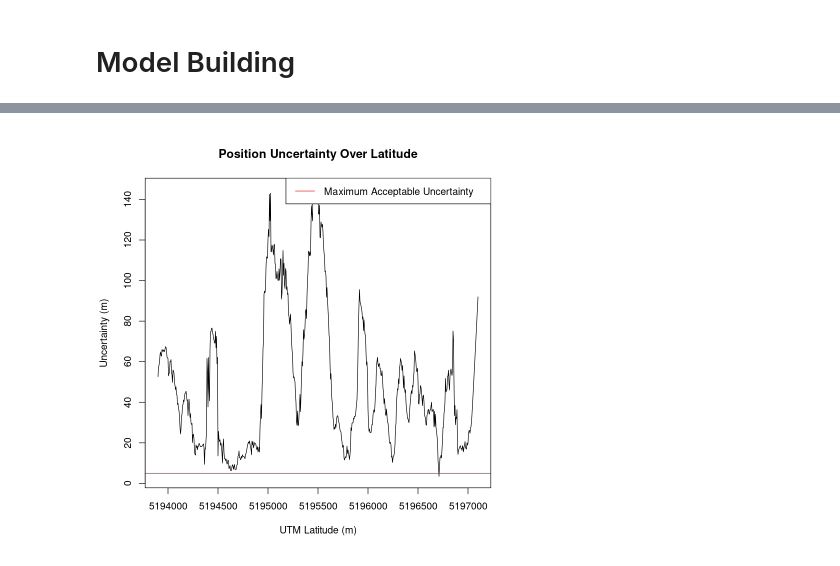
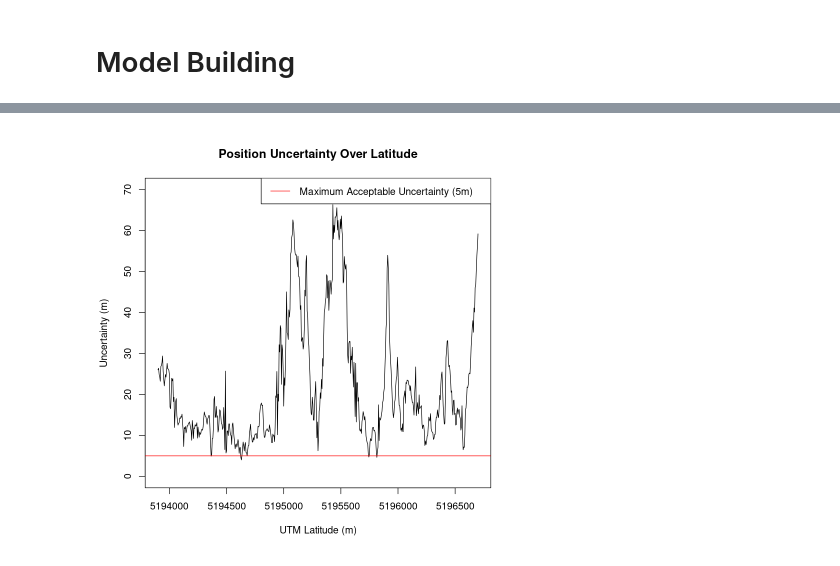
Before and after one commit to huberf/stat3105-proj2, a Jupyter notebook: bomb_plan.ipynb, the cells around one changed output, grey strips where cells are left out. Cells and saved outputs as stored; diff of their text form; code cells hidden in the pictures.

```diff
--- a/bomb_plan.ipynb
+++ b/bomb_plan.ipynb
@@ -34,6 +40,6 @@ coords <- map(gps_raw, function (data) {t(simplify2array(data$features$geometry$
 # %%
 days_dfs <- map(names(gps_raw), function(name) {
-    data.frame(time =strptime(gps_raw[[name]]$features$properties$time,format = "%Y-%m-%dT%H:%M:%S"),
+    data.frame(time =strptime(gps_raw[[name]]$features$properties$time,format = "%Y-%m-%dT%H:%M:%S", tz="UTC"),
                longitude = coords[[name]][,1],
                latitude = coords[[name]][,2])
 })
@@ -426,0 +651,14 @@ plot(paired[, 1], paired[, 2], col=cols[col_cats])
+# %%
+valid_days <- c(1:8,11)
+performances <- c()
+for (day in valid_days) {
+    cat("Test", day, "\n")
+    train_days <- valid_days[-which(valid_days == day)]
+    print(train_days)
+    result <- test_model(reduced_df[reduced_df$day == day, ],
+               reduced_df[reduced_df$day %in% train_days, ])
+    performances <- c(performances, day, result)
+}
+perf <- matrix(performances, ncol=3, byrow=TRUE)
+colnames(perf) <- c("Test Day", "Distance Error (m)", "Time Error (s)")
+perf
@@ -428,10 +695,13 @@ plot(paired[, 1], paired[, 2], col=cols[col_cats])
 # METHOD: GO ALONG LATITUDE AND PLOT UNCERTAINTY
 days <- c(1:8,11)
 # now get train data slice
-lats <- seq(5193900, 5197100, by=5)
+lats <- seq(5193900, 5196700, by=5)
 train_data <- reduced_df[reduced_df$elapsed < 4000, ]
+# only keep bombable points
+train_data <- train_data[train_data$bombable == TRUE, ]
 train_data <- train_data[reduced_df$day != 9, ]
 train_data <- train_data[reduced_df$day != 10, ]
+DAYS <- 11
 # now cache certain views
 cache_longitudes <- list()
 cache_elapsed <- list()
@@ -443,10 +713,10 @@ for (day in days) {
 all_uncertainties <- unlist(map(1:length(lats), function(idx) {
     lat <- lats[idx]
     dists <- abs(train_data$lat_m - lat)
-    day_idxes <- rep(NA, 11)
-    latitude_diff <- rep(NA, 11)
-    longitudes <- rep(NA, 11)
-    elapsed <- rep(NA, 11)
+    day_idxes <- rep(NA, DAYS)
+    latitude_diff <- rep(NA, DAYS)
+    longitudes <- rep(NA, DAYS)
+    elapsed <- rep(NA, DAYS)
     for (day in days) {
         day_idxes[day] <- which.min(dists[train_data$day == day])
         latitude_diff[day] <- dists[train_data$day == day][day_idxes[day]]
@@ -457,30 +727,77 @@ all_uncertainties <- unlist(map(1:length(lats), function(idx) {
     # Predict best longitudes and get their location uncertainty
     mean_long <- mean(longitudes, na.rm=TRUE)
     # go through every possible pairing and get the two with minimum uncertainty
+    best_uncertainty <- Inf
+    final_pred1 <- NA
+    final_pred2 <- NA
+    best_groupmask <- NA
     for (i in 1:(length(days)-1)) {
         for (j in (i+1):length(days)) {
-            total_uncertainty <- sqrt((longitudes - mean_long)^2 + latitude_diff^2)
-            uncertainty <- sum(total_uncertainty, na.rm=TRUE)/length(days)
+            point1 <- longitudes[days[i]]
+            point2 <- longitudes[days[j]]
+            dists <- matrix(NA, ncol=2, nrow=DAYS)
+            dists[, 1] <- abs(longitudes - point1)
+            dists[, 2] <- abs(longitudes - point2)
+            parent <- apply(dists, 1, which.min)
+            parent <- unlist(replace(parent, !sapply(parent, length), 0))
+            #print(parent)
+            # now get predicted point
+            pred1 <- mean(longitudes[parent == 1])
+            pred2 <- mean(longitudes[parent == 2])
+            # now get uncertainty
+            uncertainty1 <- sum(sqrt((longitudes[parent == 1] - pred1)^2 + latitude_diff[parent == 1]^2))
+            uncertainty2 <- sum(sqrt((longitudes[parent == 2] - pred2)^2 + latitude_diff[parent == 2]^2))
+            uncertainty <- (uncertainty1 + uncertainty2)/length(days)
+            #uncertainty <- sum(total_uncertainty, na.rm=TRUE)/length(days)
+            if (uncertainty < best_uncertainty) {
+                final_pred1 <- pred1
+                final_pred2 <- pred2
+                best_uncertainty <- uncertainty
+                best_groupmask <- parent
+            }
         }
     }
     longitude_pred <- mean_long
     # Get position uncertainty
-    total_uncertainty <- sqrt((longitudes - mean_long)^2 + latitude_diff^2)
-    uncertainty <- sum(total_uncertainty, na.rm=TRUE)/length(days)
+    #total_uncertainty <- sqrt((longitudes - mean_long)^2 + latitude_diff^2)
+    #uncertainty <- sum(total_uncertainty, na.rm=TRUE)/length(days)
     # Now get time uncertainty
-    time_uncertainty <- mean(abs(elapsed - mean(elapsed, na.rm=TRUE)), na.rm=TRUE)
+    time_uncertainty <- sum(abs(elapsed[parent == 1] - mean(elapsed[parent == 1], na.rm=TRUE)), na.rm=TRUE)
+    time_uncertainty <- time_uncertainty +
+            sum(abs(elapsed[parent == 2] - mean(elapsed[parent == 2], na.rm=TRUE)), na.rm=TRUE)
+    time_uncertainty <- time_uncertainty/length(days)
     # Now return
-    return(c(uncertainty, time_uncertainty, longitude_pred, longitude_pred))
+    return(c(best_uncertainty, time_uncertainty, final_pred1, final_pred2))
 }))
 all_uncertainties <- matrix(all_uncertainties, ncol=4, byrow=TRUE)
 lat_uncertainties <- all_uncertainties[, 1]
 time_uncertainties <- all_uncertainties[, 2]
+# now pick the best points
+best_metric <- Inf
+best_lat_uncertainty <- NA
+best_time_uncertainty <- NA
+best_lat <- NA
+best_longs <- NA
+for (i in 1:length(lats)) {
+    metric <- time_uncertainties[i] + lat_uncertainties[i]*2
+    if (metric < best_metric) {
+        best_metric <- metric
+        best_lat <- lats[i]
+        best_longs <- all_uncertainties[i, 3:4]
+        best_lat_uncertainty <- lat_uncertainties[i]
+        best_time_uncertainty <- time_uncertainties[i]
+    }
+}
+cat("BEST:", best_lat_uncertainty, best_time_uncertainty, best_lat, best_longs, "\n")
+# plot for uncertainties over latitudes
 plot(lats, lat_uncertainties, type="l", xlab="UTM Latitude (m)",
-     ylab="Uncertainty (m)", main="Position Uncertainty Over Latitude")
+     ylab="Uncertainty (m)", main="Position Uncertainty Over Latitude",
+     ylim=c(0,70))
 abline(h=5, col="red")
 legend("topright", legend=c("Maximum Acceptable Uncertainty (5m)"), col=c("red"), lty=1)
 plot(lats, time_uncertainties, type="l", xlab="UTM Latitude (m)",
-     ylab="Uncertainty (s)", main="Time Uncertainty Over Latitude")
+     ylab="Uncertainty (s)", main="Time Uncertainty Over Latitude",
+     ylim=c(0,140))
 abline(h=10, col="red")
 legend("topright", legend=c("Maximum Acceptable Uncertainty (10s)"), col=c("red"), lty=1)
 # %% [output]
@@ -487 +805 @@ legend("topright", legend=c("Maximum Acceptable Uncertainty (10s)"), col=c("red"
-[figure, old version]
+[figure, new version]
```
Also changed, not shown: parts of 16 cells of this notebook, 2 other files.
